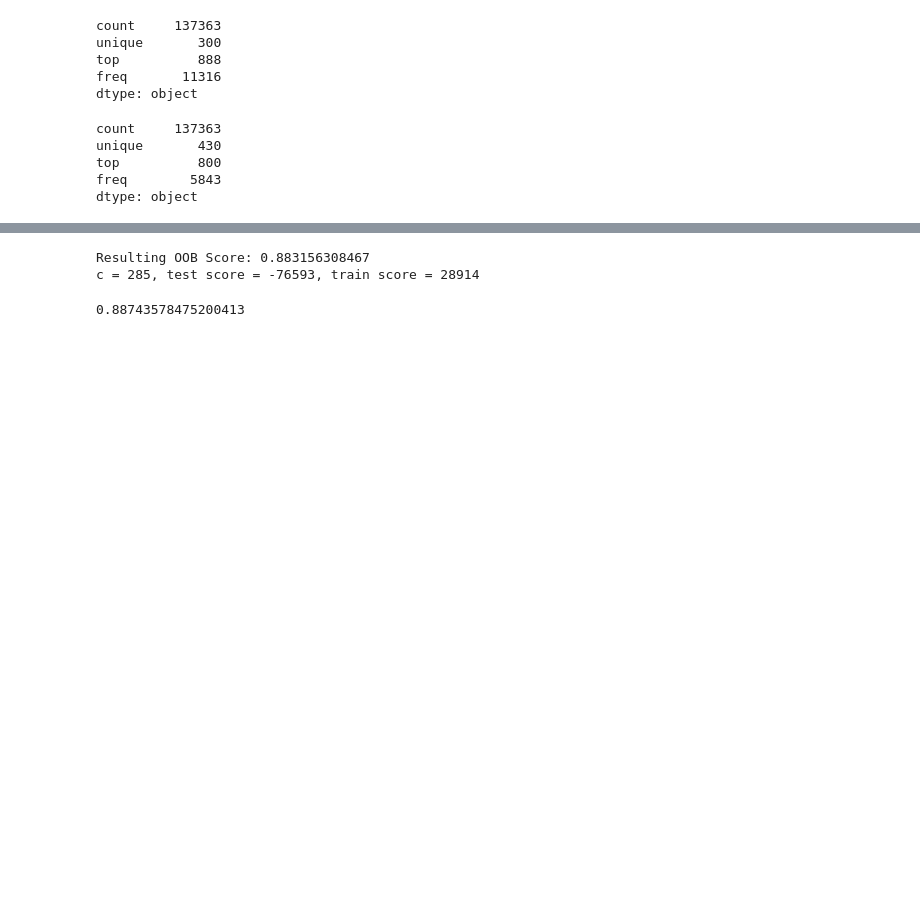
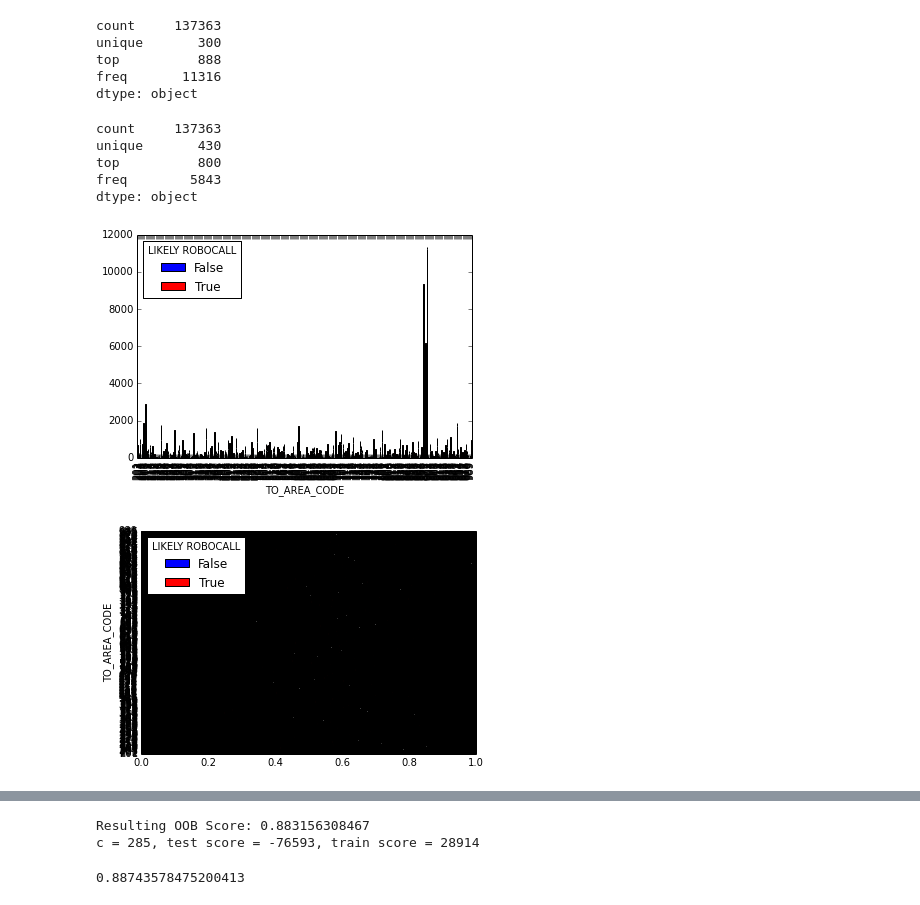
Before and after one commit to rgbkrk/rachel, a Jupyter notebook: Rachel the Robo Caller.ipynb, the cells around one changed output, grey strips where cells are left out. Saved outputs shown, nothing was run; the diff lists cells and outputs as text; code cells hidden in the pictures; blank space fills up the shorter version.

```diff
--- a/Rachel the Robo Caller.ipynb
+++ b/Rachel the Robo Caller.ipynb
@@ -179,3 +254,8 @@ unique       430
 top          800
 freq        5843
 dtype: object
+# %%
+to_area_code_v_likely_robocall = explore_feature(labeled_data, "TO_AREA_CODE")
+# %% [output]
+[figure, added]
+[figure, added]
```
Also changed, not shown: parts of 38 cells of this notebook.
